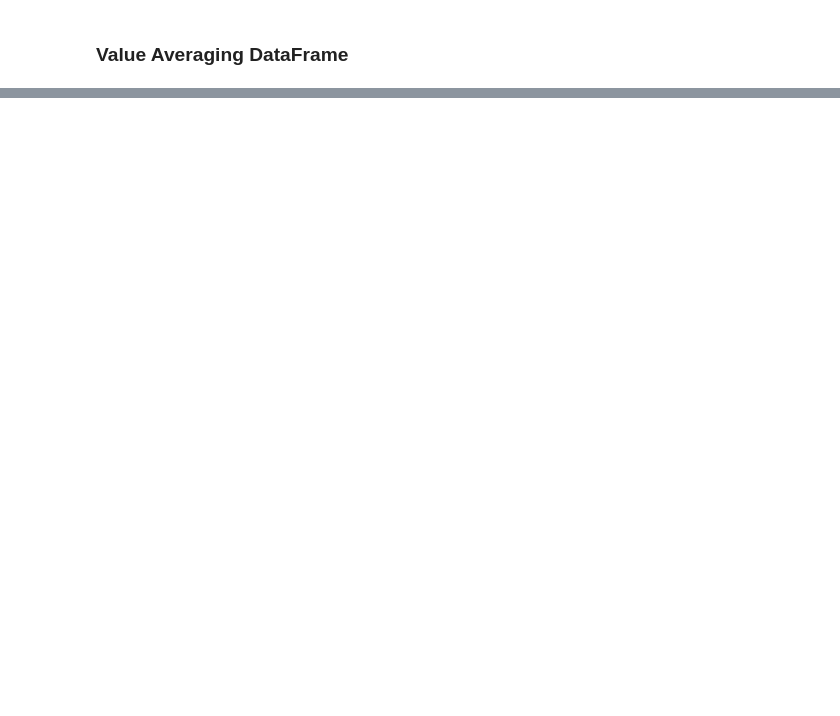
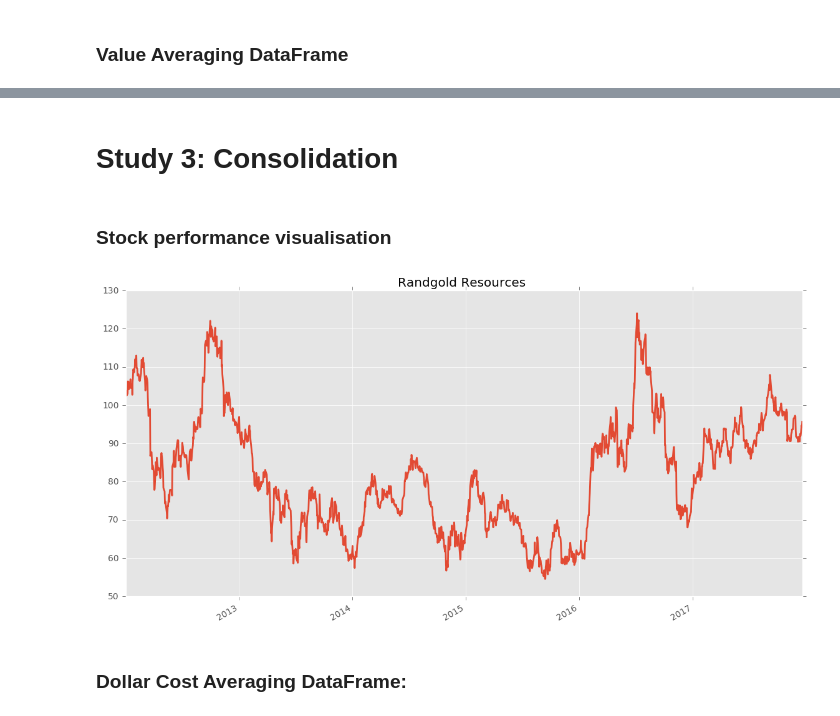
Before and after one commit to BuzuGit/Dollar-Cost-Averaging-vs-Value-Averaging-Analysis, a Jupyter notebook: Value Averaging Analysis.ipynb, the cells around one changed output, grey strips where cells are left out. Drawn from its saved outputs; the diff is of its cells as text; code cells hidden in the pictures; blank space fills up the shorter version.

```diff
--- a/Value Averaging Analysis.ipynb
+++ b/Value Averaging Analysis.ipynb
@@ -338,0 +259,13 @@ comparison
+# %% [markdown]
+# Study 3: Consolidation
+# %% [markdown]
+### Stock performance visualisation
+# %%
+consol_df = quotes_df('GOLD.US', '20120101', '20180101')
+# %%
+ax = consol_df.plot(figsize=(14,7), linewidth=2, legend=False, title = 'Randgold Resources ')
+plt.xlabel('');
+# %% [output]
+[figure, added]
+# %% [markdown]
+### Dollar Cost Averaging DataFrame:
```
Also changed, not shown: parts of 32 cells of this notebook.
